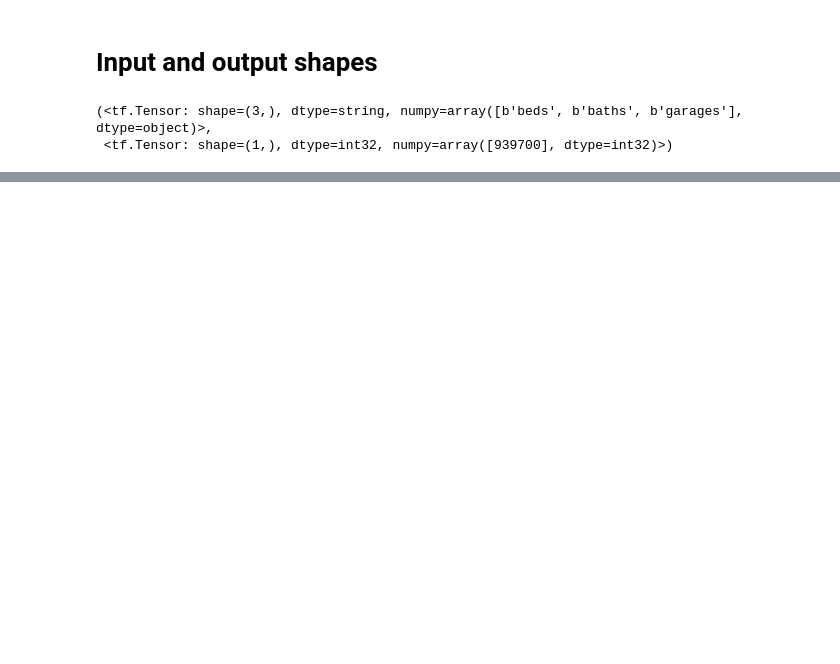
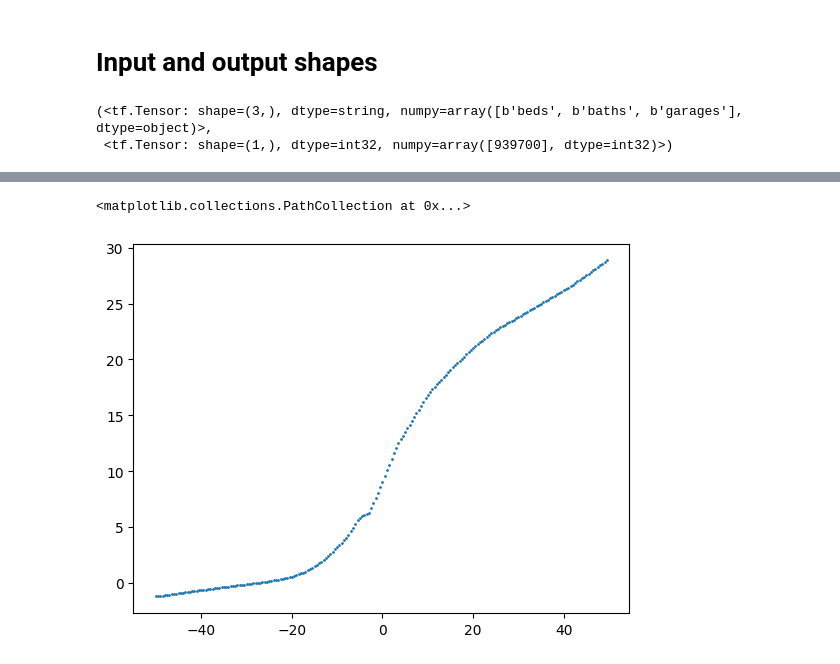
Before and after one commit to jescalada/Tensorflow-colabs, a Jupyter notebook: 01_neural_network_regression.ipynb, the cells around one changed output, grey strips where cells are left out. Drawn from its saved outputs; the diff is of its cells as text; code cells hidden in the pictures; blank space fills up the shorter version.

```diff
--- a/01_neural_network_regression.ipynb
+++ b/01_neural_network_regression.ipynb
@@ -115,0 +122,16 @@ plt.scatter(pairs[0], pairs[1])
+# %%
+# 1. Create the new model
+new_model = tf.keras.Sequential([
+    tf.keras.layers.Dense(100, activation="relu"),
+    tf.keras.layers.Dense(100, activation="relu"),
+    tf.keras.layers.Dense(100, activation="relu"),
+    tf.keras.layers.Dense(1),
+])
+
+# 2. Compile the new model
+new_model.compile(loss=tf.keras.losses.mean_squared_error,
+                  optimizer=tf.keras.optimizers.Adam(learning_rate=0.01),
+                  metrics=["mse"])
+
+# 3. Fit the new model
+new_model.fit(tf.expand_dims(X, axis=-1), y, epochs=1000)
@@ -115,0 +157,5 @@ plt.scatter(pairs[0], pairs[1])
+# %%
+predictions2 = [(x, new_model.predict([x])) for x in np.arange(-50, 50, 0.5)]
+pairs = list(zip(*predictions2))
+plt.scatter(pairs[0], pairs[1], s=1)
+# %% [output]
@@ -115,0 +179,2 @@ plt.scatter(pairs[0], pairs[1])
+<matplotlib.collections.PathCollection at 0x...>
+[figure, added]
```
Also changed, not shown: parts of 10 cells of this notebook.
